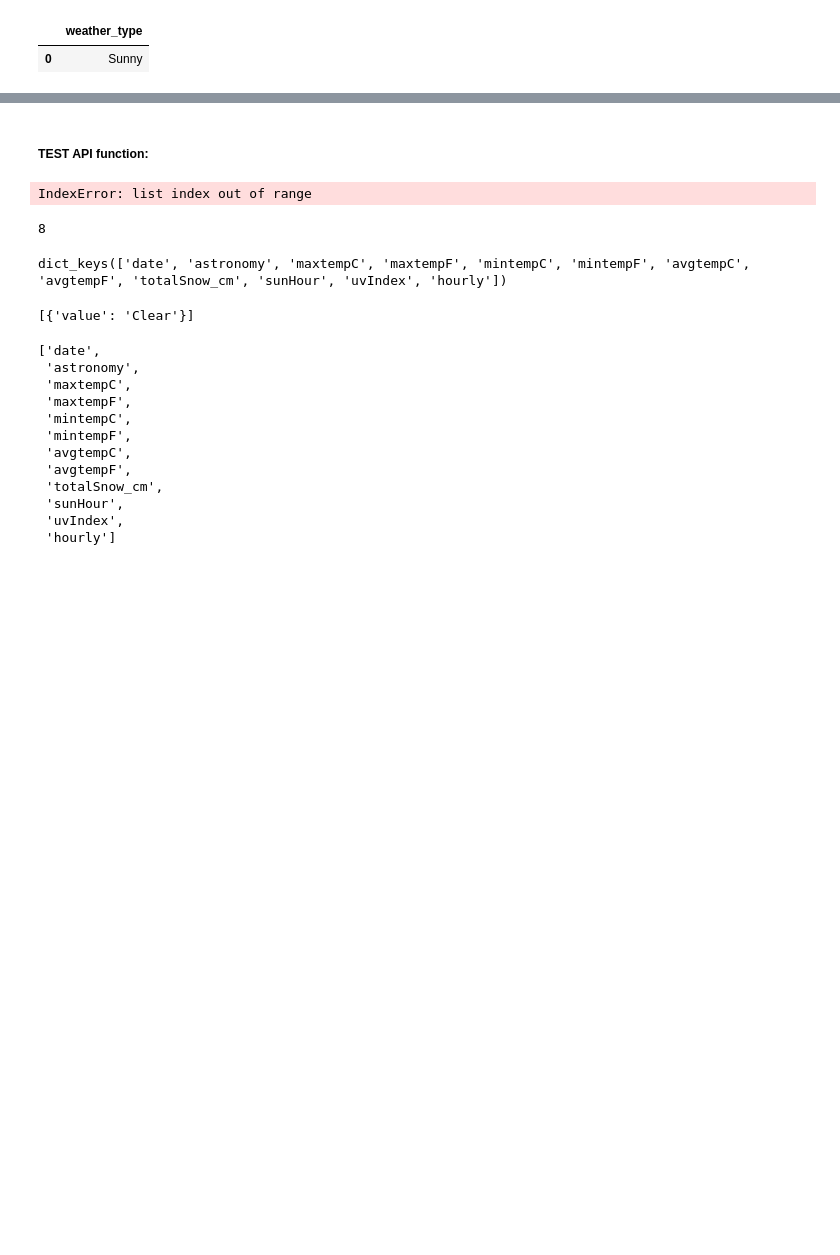
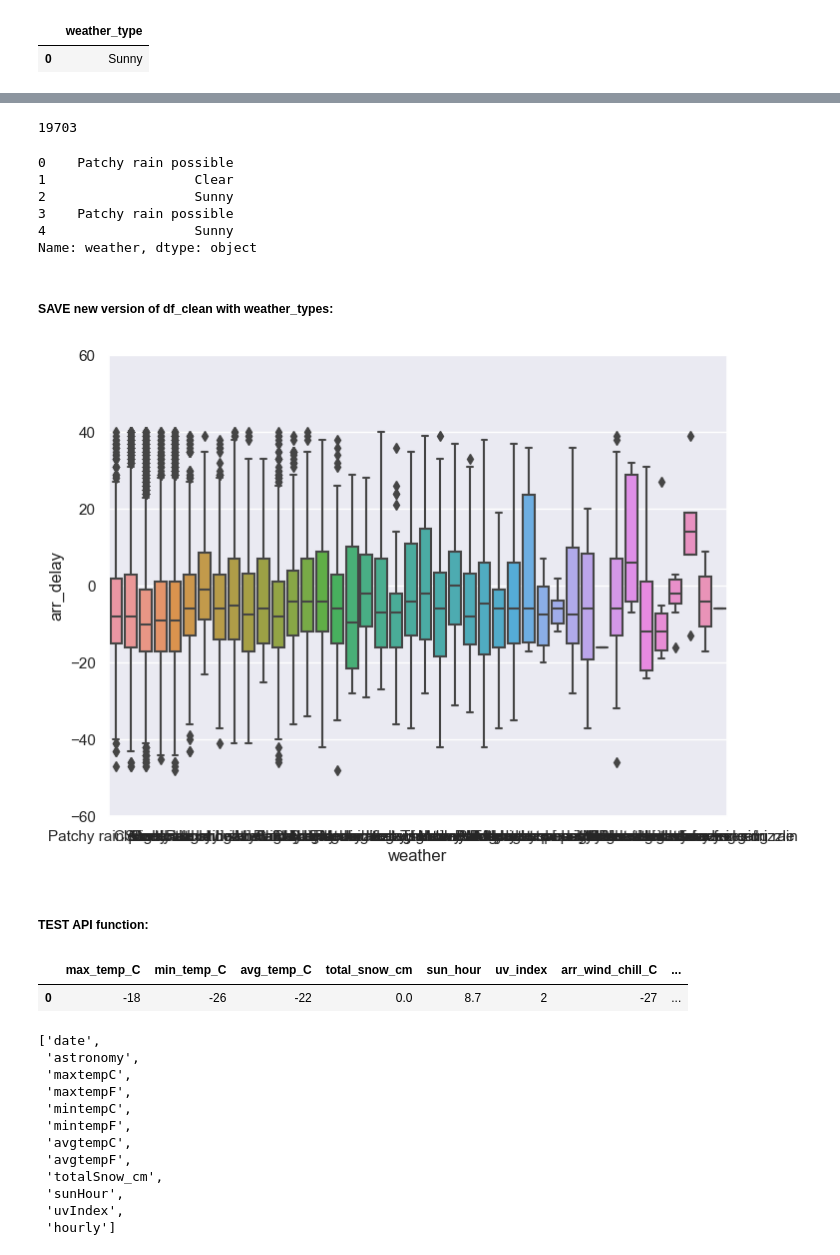
Before and after one commit to jdormaar/Flight-Delays, a Jupyter notebook: Workbook/exploratory_analysis.ipynb, the cells around one changed output, grey strips where cells are left out. Drawn from its saved outputs; the diff is of its cells as text; code cells hidden in the pictures; blank space fills up the shorter version.

Commit message:
Completed Task 3 functions, we just need to make data decisions

```diff
--- a/Workbook/exploratory_analysis.ipynb
+++ b/Workbook/exploratory_analysis.ipynb
@@ -763,0 +741,9 @@ def WorldWeatherOnlineAPI(city, date, time):
+# %%
+# Concatenate the list of dfs to one:
+
+df_weather_type = pd.DataFrame()
+df_x = pd.DataFrame()
+
+for x in weather_type_list:
+  df_x = pd.concat([df_weather_type, x])
+  df_weather_type = df_x
@@ -763,0 +754,5 @@ def WorldWeatherOnlineAPI(city, date, time):
+# %%
+# Create a truncated version of the df_clean to at least save what we have:
+temp = df_clean.copy()
+temp = temp.reset_index()
+temp.shape
@@ -763,0 +761,3 @@ def WorldWeatherOnlineAPI(city, date, time):
+# %%
+df_clean_trunc = temp.loc[0:19702, :]
+df_clean_trunc.shape
@@ -763,0 +780,19 @@ def WorldWeatherOnlineAPI(city, date, time):
+# %%
+len(list(df_weather_type['weather_type']))
+# %% [output]
+19703
+# %%
+# Add the new column to working df:
+df_clean_trunc['weather'] = list(df_weather_type['weather_type'])
+# %%
+# Confirm the weather type in df:
+df_clean_trunc.weather.head()
+# %% [output]
+0    Patchy rain possible
+1                   Clear
+2                   Sunny
+3    Patchy rain possible
+4                   Sunny
+Name: weather, dtype: object
+# %% [markdown]
+##### SAVE new version of df_clean with weather_types:
@@ -763,0 +801,12 @@ def WorldWeatherOnlineAPI(city, date, time):
+# %%
+#
+var = 'weather'
+data = df_clean_trunc[['arr_delay',var]]
+
+f, ax = plt.subplots(figsize=(8, 6))
+fig = sns.boxplot(x=var, y="arr_delay", data=data)
+fig.axis(ymin=-60, ymax=60)
+
+plt.savefig(f'../Images/Arr_delays_weather_type_boxplot_{session}.png')
+# %% [output]
+[figure, added]
@@ -770,21 +874,8 @@ dest_cities = list(df_clean['dest_city_name'])
 arr_date = list(df_clean['date'])
 arr_time = list(df_clean['arr_time'])
 # %%
-test_json = WorldWeatherOnlineAPI('Aberdeen, SD', '2018-01-01', 4)
+test_aux = WWO_API_aux_weather('Aberdeen, SD', '2018-01-01', 4)
+test_aux
+# %% [output]
+|  | max_temp_C | min_temp_C | avg_temp_C | total_snow_cm | sun_hour | uv_index | arr_wind_chill_C | ... |
+| 0 | -18 | -26 | -22 | 0.0 | 8.7 | 2 | -27 | ... |
-# %%
-test_weather_desc = WWO_API_weather_type('Aberdeen, SD', '2018-01-01', 4)
-# %% [output]
-IndexError: list index out of range
-# %%
-len(test_json['data']['weather'][0]['hourly'])
-# %% [output]
-8
-# %%
-test_json['data']['weather'][0].keys()
-# %% [output]
-dict_keys(['date', 'astronomy', 'maxtempC', 'maxtempF', 'mintempC', 'mintempF', 'avgtempC', 'avgtempF', 'totalSnow_cm', 'sunHour', 'uvIndex', 'hourly'])
-# %%
-
-test_json['data']['weather'][0]['hourly'][0]['weatherDesc']
-# %% [output]
-[{'value': 'Clear'}]
```
Also changed, not shown: parts of 28 cells of this notebook.
